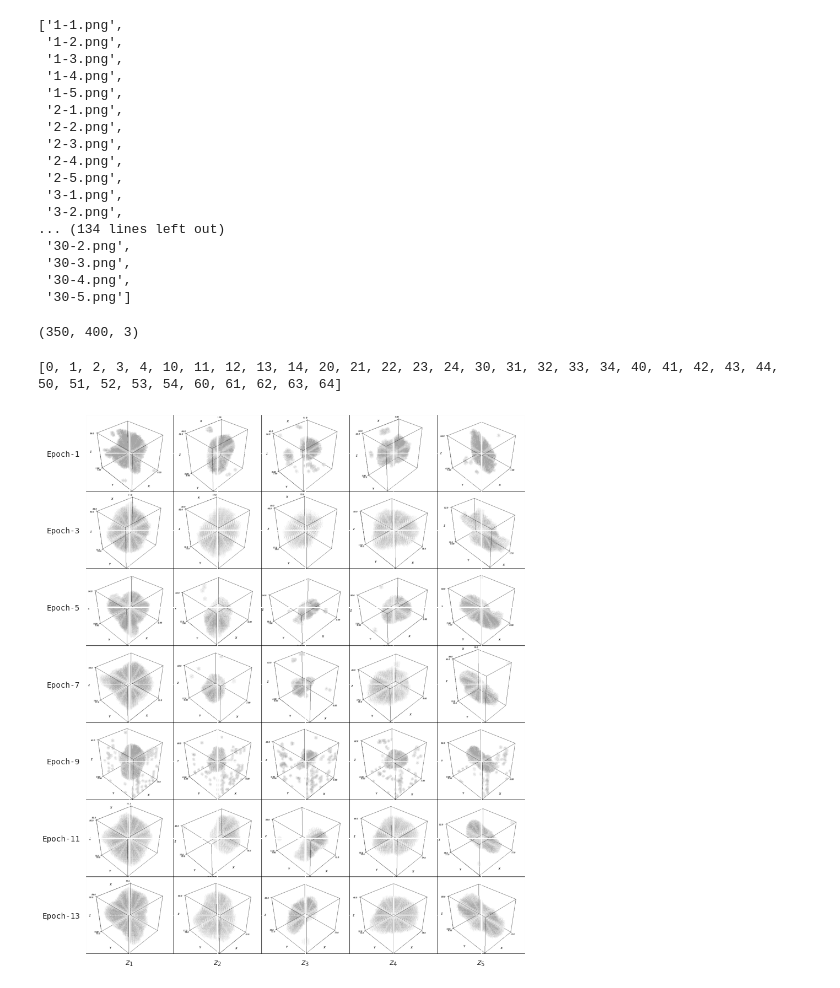
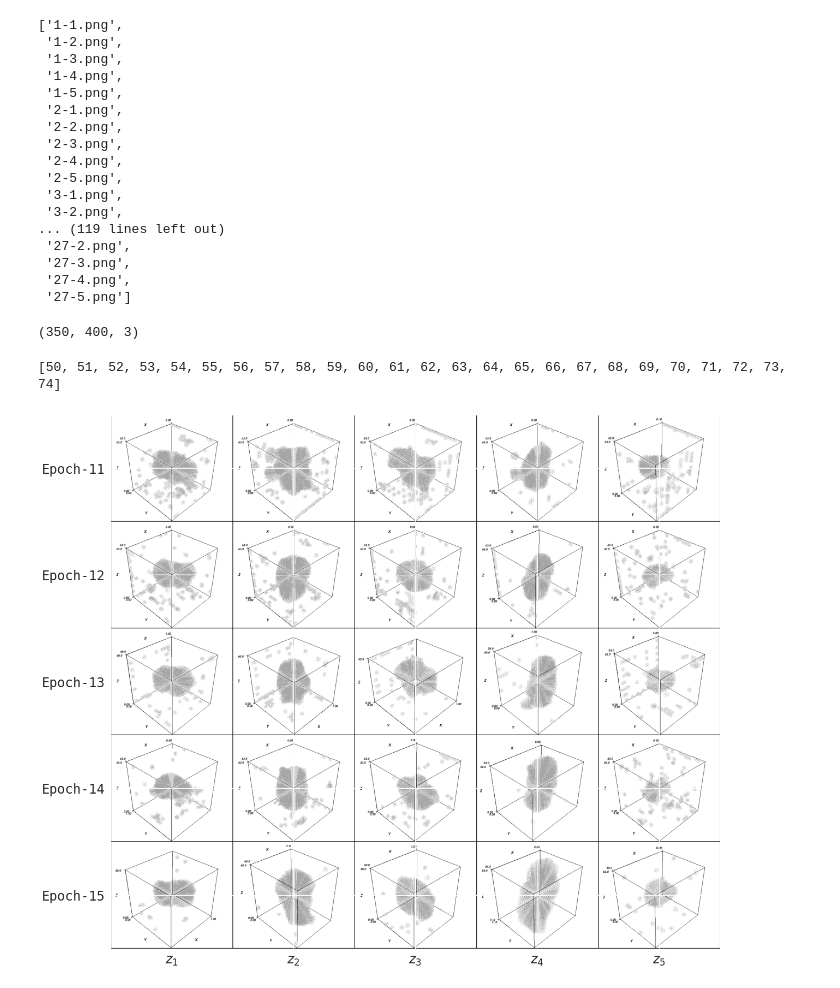
Before and after one commit to chua-n/soil, a Jupyter notebook: plotGAN.ipynb, the cells around one changed output. Saved outputs shown, nothing was run; the diff lists cells and outputs as text; code cells hidden in the pictures.

Commit message:
update plot*.ipynb

```diff
--- a/plotGAN.ipynb
+++ b/plotGAN.ipynb
@@ -4,18 +4,18 @@ import numpy as np
 from skimage import io
 from particle.utils.plotter import makeGrid
 
-import matplotlib
+import matplotlib as mpl
 import matplotlib.pyplot as plt
 import seaborn as sns
-# matplotlib.rcParams['text.usetex'] = True
-# matplotlib.rcParams['text.latex.unicode'] = True
-# matplotlib.rcParams['text.latex.preamble'] = [
-#     '\\usepackage{CJK}',
-#     r'\AtBeginDocument{\begin{CJK}{UTF8}{gbsn}}',
-#     r'\AtEndDocument{\end{CJK}}'
-# ]
+import matplotlib.pyplot as plt
+
+zhfont = mpl.font_manager.FontProperties(fname='/opt/miniconda3/envs/PyTorch/lib/python3.7/site-packages/matplotlib/mpl-data/fonts/ttf/simsun.ttf')
+
 sns.set(font_scale=1.3)
 sns.set_style({"font.family": "Monospace"})
+
+size = 24
+labelsize = 24
 # %%
 def comparator(name:str):
     part1, part2 = name.split('-')
@@ -29,8 +30,9 @@ path = "/home/chuan/soil/output/dcgan/iterD:iterG=1:2/nLatent32/process"
 # %%
 # 隐变量维数
-# path = "/home/chuan/soil/output/dcgan/iterD:iterG=1:1/nLatent8/process"
+path = "/home/chuan/soil/output/dcgan/iterD:iterG=1:1/nLatent8/process"
 # path = "/home/chuan/soil/output/dcgan/iterD:iterG=1:1/nLatent16/process"
-path = "/home/chuan/soil/output/dcgan/iterD:iterG=1:1/nLatent32/process"
+# path = "/home/chuan/soil/output/dcgan/iterD:iterG=1:1/nLatent32/process"
+processFileName = "process-2.png"
 # %%
 imgFiles = os.listdir(path)
 imgFiles.sort(key=comparator)
@@ -48,11 +50,11 @@ imgFiles
  '2-5.png',
  '3-1.png',
  '3-2.png',
-... (134 lines left out)
- '30-2.png',
- '30-3.png',
- '30-4.png',
- '30-5.png']
+... (119 lines left out)
+ '27-2.png',
+ '27-3.png',
+ '27-4.png',
+ '27-5.png']
 # %%
 sample = io.imread(os.path.join(path, imgFiles[0]))
 sample.shape
@@ -65,26 +67,27 @@ for i, imgFile in enumerate(imgFiles):
 # %%
 savePath = os.path.join(path, "..")
 # %%
-slicer = [[i + j for j in range(5)] for i in range(0, 70, 10)]
-# slicer = [[i + j for j in range(5)] for i in range(50, 75, 5)]
+# slicer = [[i + j for j in range(5)] for i in range(0, 70, 10)]
+slicer = [[i + j for j in range(5)] for i in range(50, 75, 5)]
 slicer = sum(slicer, [])
 print(slicer)
-makeGrid(imgs[slicer], os.path.join(savePath, "process2.png"), nrow=5)
+makeGrid(imgs[slicer], os.path.join(savePath, "process.png"), nrow=5)
 # %% [output]
-[0, 1, 2, 3, 4, 10, 11, 12, 13, 14, 20, 21, 22, 23, 24, 30, 31, 32, 33, 34, 40, 41, 42, 43, 44, 50, 51, 52, 53, 54, 60, 61, 62, 63, 64]
+[50, 51, 52, 53, 54, 55, 56, 57, 58, 59, 60, 61, 62, 63, 64, 65, 66, 67, 68, 69, 70, 71, 72, 73, 74]
 # %%
-image = io.imread(os.path.join(savePath, "process2.png"))
+image = io.imread(os.path.join(savePath, "process.png"))
 xUnit = image.shape[1] // 10
-yUnit = image.shape[0] // 14
-# yUnit = image.shape[0] // 10
+# yUnit = image.shape[0] // 14
+yUnit = image.shape[0] // 10
 plt.figure(figsize=(24, 18))
 plt.imshow(image)
 plt.xticks(range(xUnit, image.shape[1], xUnit*2), [f'$z_{i}$' for i in range(1, 6)])
-plt.yticks(range(yUnit, image.shape[0], yUnit*2), [f'Epoch-{1+2*i}' for i in range(7)])
-# plt.yticks(range(yUnit, image.shape[0], yUnit*2), [f'Epoch-{11+i}' for i in range(5)])
-plt.savefig(os.path.join(savePath, "process2.png"), dpi=200)
+# plt.yticks(range(yUnit, image.shape[0], yUnit*2), [f'Epoch-{1+2*i}' for i in range(7)])
+plt.yticks(range(yUnit, image.shape[0], yUnit*2), [f'Epoch-{11+i}' for i in range(5)])
+plt.tick_params(labelsize=labelsize)
+plt.savefig(os.path.join(savePath, processFileName), dpi=200)
 # %% [output]
-[figure, old version]
+[figure, new version]
 # %%
 from particle.utils.log import parseLog
 plt.style.use("bmh")
```
Also changed, not shown: parts of 6 cells of this notebook, 4 other files.
